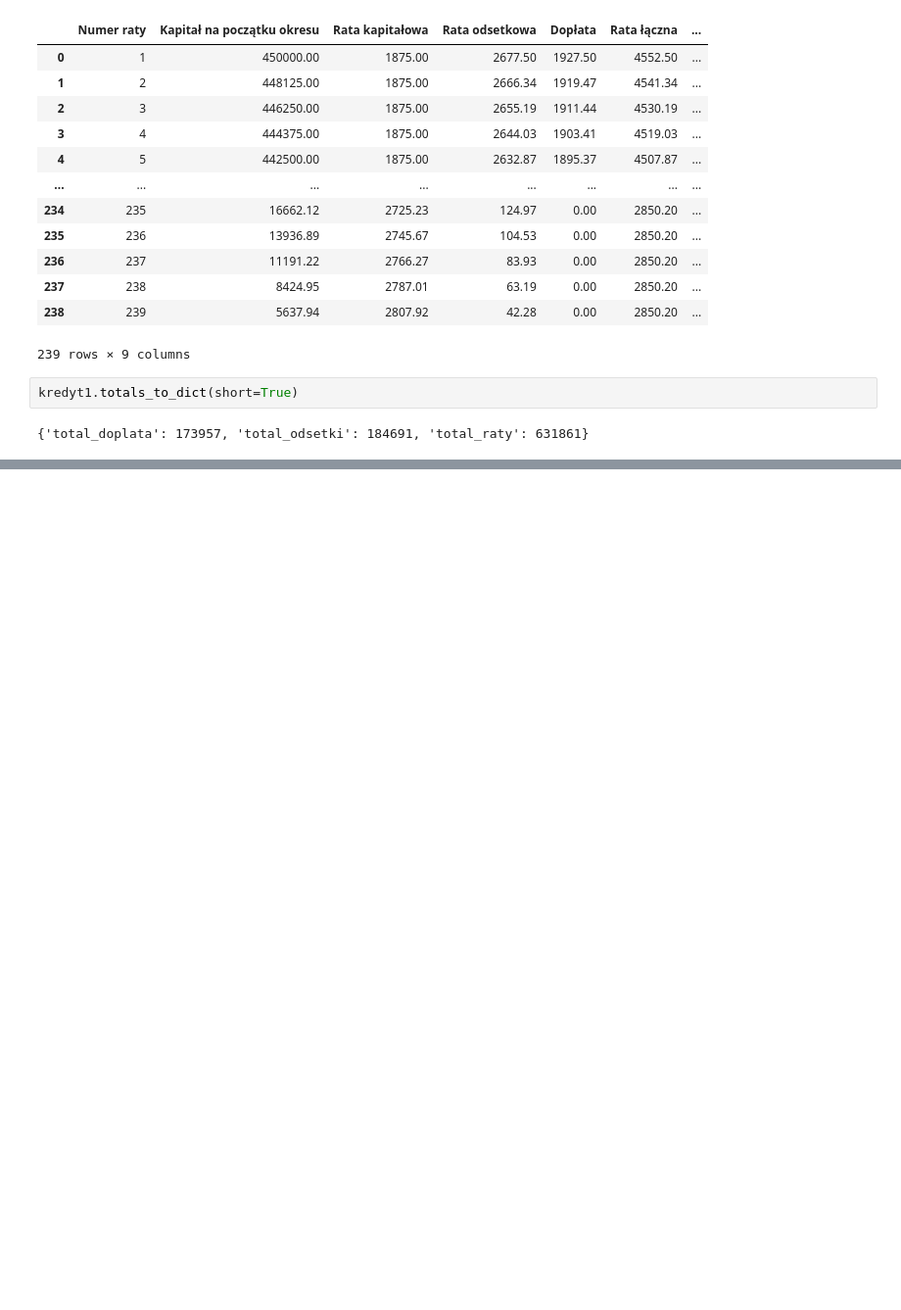
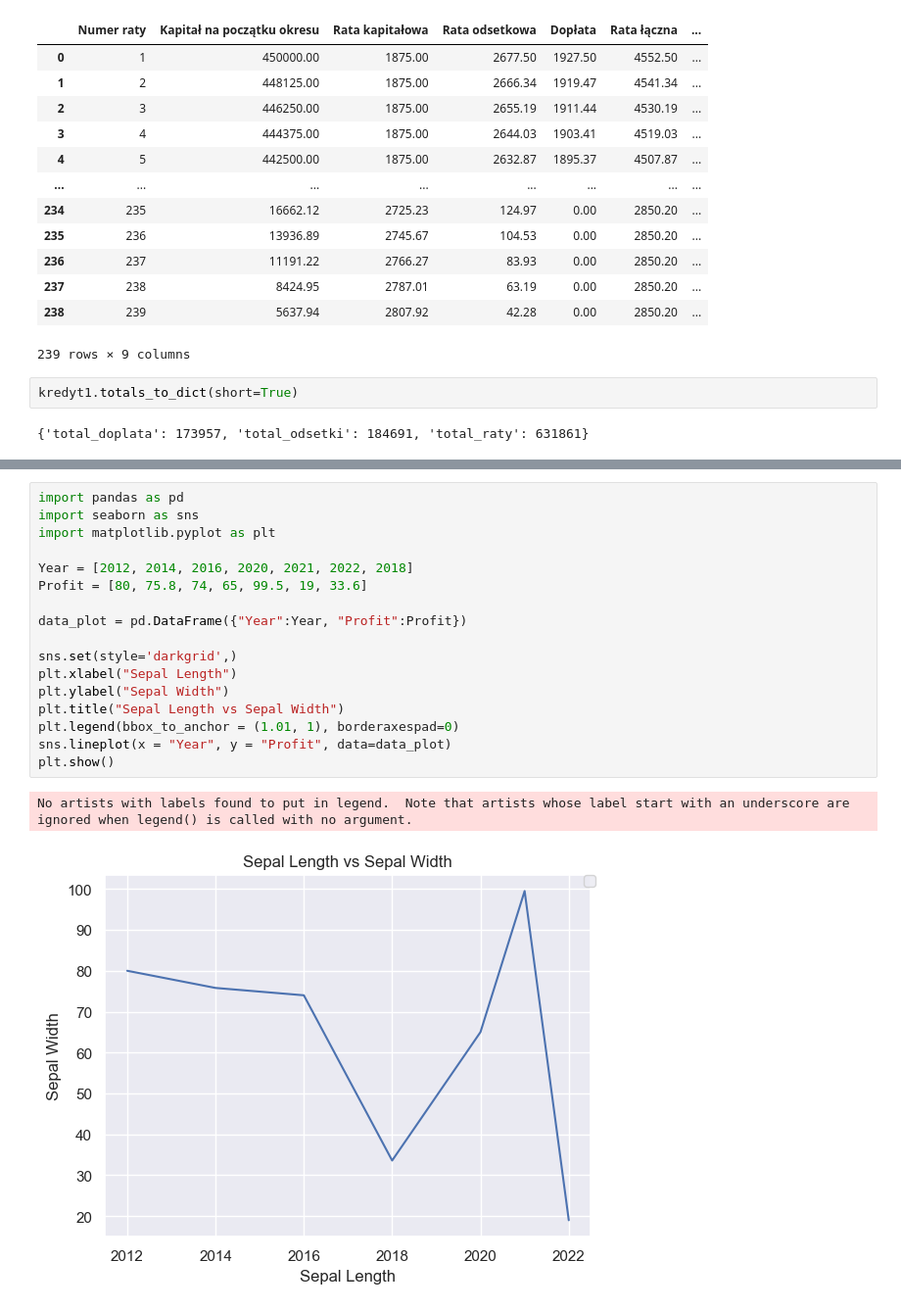
Before and after one commit to krawczyk071/kalkulator, a Jupyter notebook: my/preview3.ipynb, the cells around one changed output, grey strips where cells are left out. Shown: that part at 98% size. Drawn from its saved outputs; the diff is of its cells as text; blank space fills up the shorter version.

```diff
--- a/my/preview3.ipynb
+++ b/my/preview3.ipynb
@@ -127,0 +82,20 @@ plt.show()
+# %%
+import pandas as pd
+import seaborn as sns
+import matplotlib.pyplot as plt
+
+Year = [2012, 2014, 2016, 2020, 2021, 2022, 2018]
+Profit = [80, 75.8, 74, 65, 99.5, 19, 33.6]
+
+data_plot = pd.DataFrame({"Year":Year, "Profit":Profit})
+
+sns.set(style='darkgrid',)
+plt.xlabel("Sepal Length")
+plt.ylabel("Sepal Width")
+plt.title("Sepal Length vs Sepal Width")
+plt.legend(bbox_to_anchor = (1.01, 1), borderaxespad=0)
+sns.lineplot(x = "Year", y = "Profit", data=data_plot)
+plt.show()
+# %% [output]
+No artists with labels found to put in legend.  Note that artists whose label start with an underscore are ignored when legend() is called with no argument.
+[figure, added]
```
Also changed, not shown: parts of 8 cells of this notebook, 1 other file.
